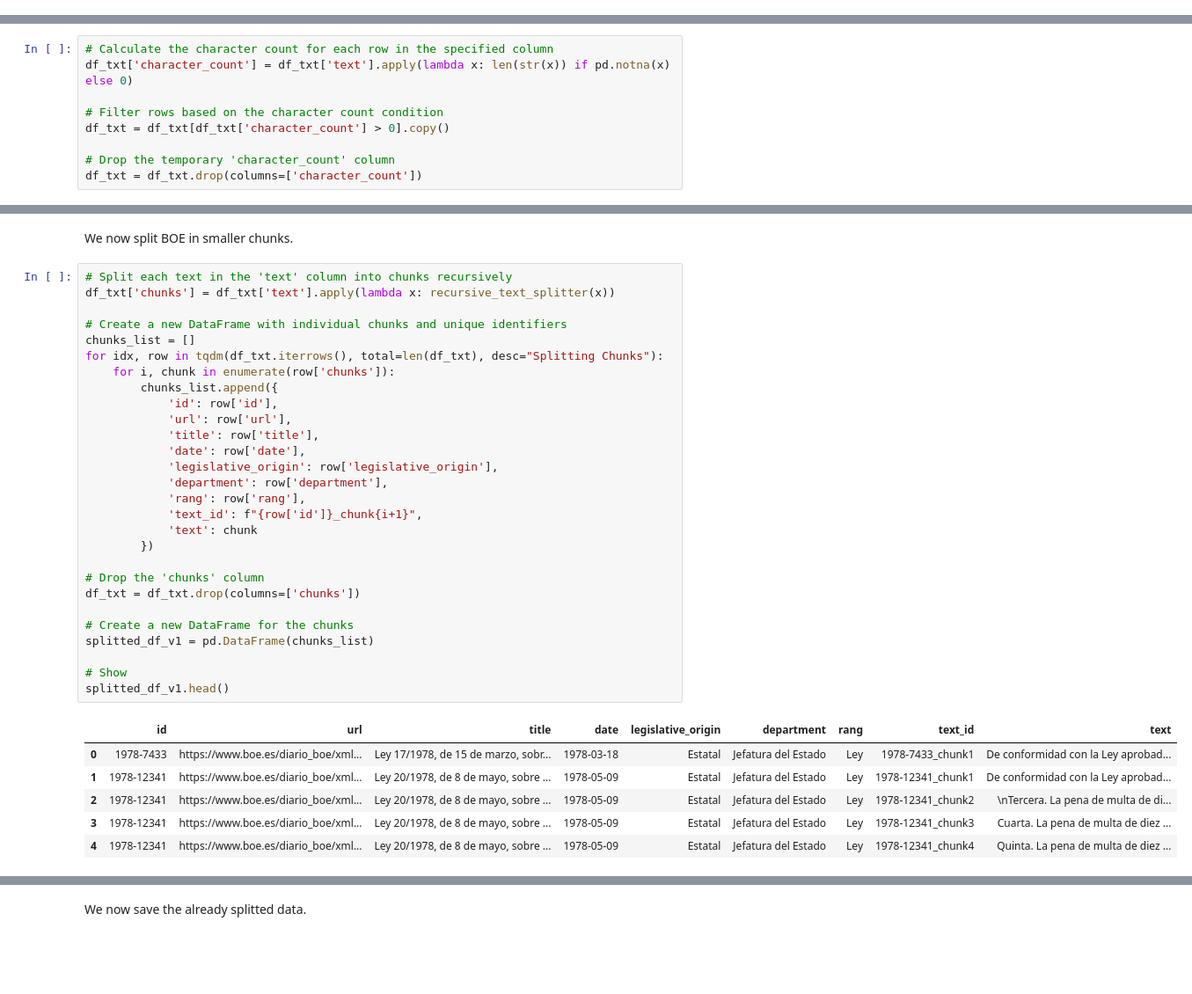
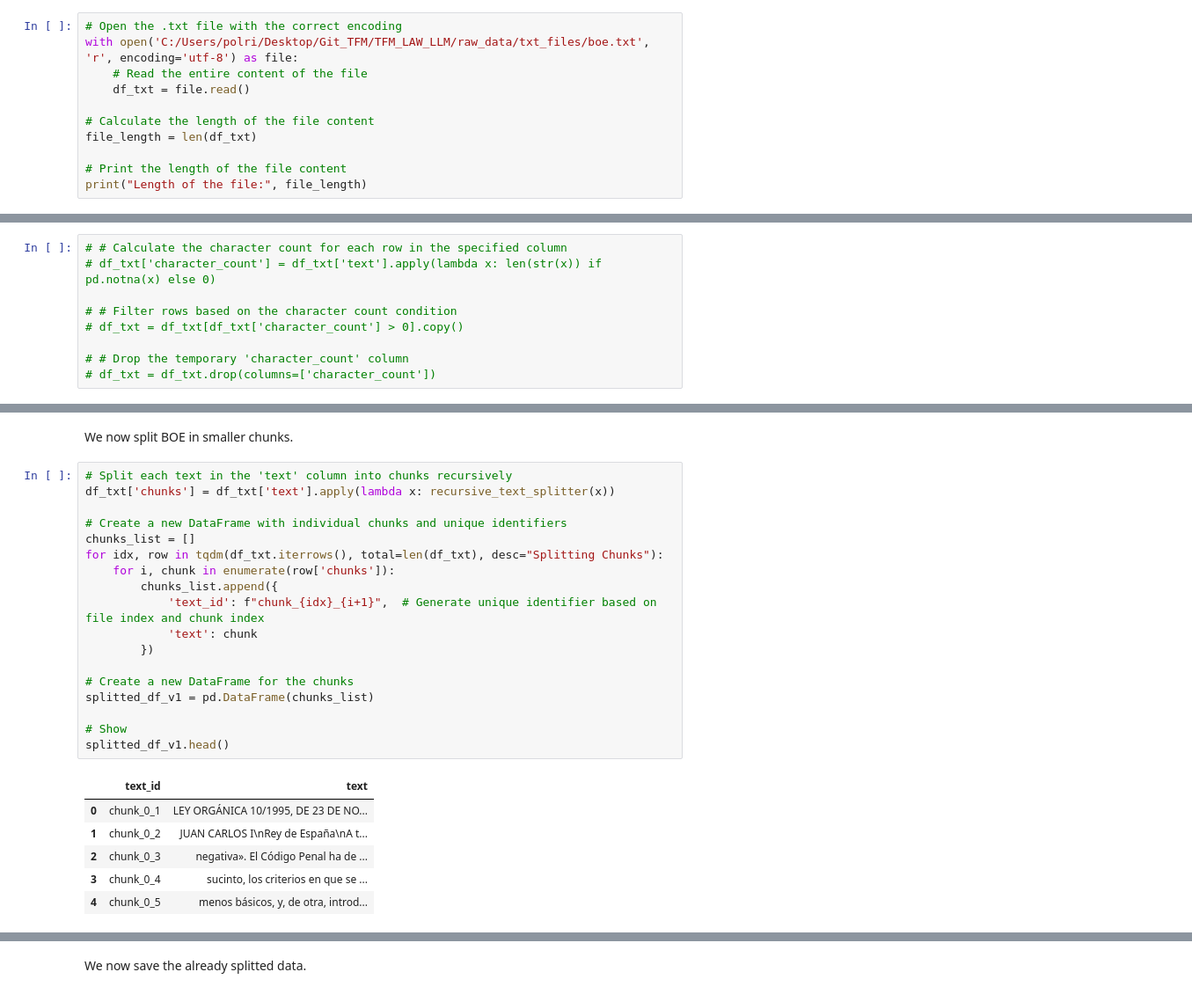
Before and after one commit to Polribamosoll/TFM_LAW_LLM, a Jupyter notebook: notebooks/2_transform_data.ipynb, the cells around one changed output, grey strips where cells are left out. Shown at 88% size. Cells and saved outputs as stored; diff of their text form; blank space fills up the shorter version.

Commit message:
Changes for Codigo Penal

```diff
--- a/notebooks/2_transform_data.ipynb
+++ b/notebooks/2_transform_data.ipynb
@@ -157,0 +219,11 @@ len(df_txt)
+# %%
+# Open the .txt file with the correct encoding
+with open('C:/Users/polri/Desktop/Git_TFM/TFM_LAW_LLM/raw_data/txt_files/boe.txt', 'r', encoding='utf-8') as file:
+    # Read the entire content of the file
+    df_txt = file.read()
+
+# Calculate the length of the file content
+file_length = len(df_txt)
+
+# Print the length of the file content
+print("Length of the file:", file_length)
@@ -160,12 +234,12 @@ len(df_txt)
 # %% [markdown]
 We remove empty texts, seeking efficiency.
 # %%
-# Calculate the character count for each row in the specified column
-df_txt['character_count'] = df_txt['text'].apply(lambda x: len(str(x)) if pd.notna(x) else 0)
+# # Calculate the character count for each row in the specified column
+# df_txt['character_count'] = df_txt['text'].apply(lambda x: len(str(x)) if pd.notna(x) else 0)
 
-# Filter rows based on the character count condition
-df_txt = df_txt[df_txt['character_count'] > 0].copy()
+# # Filter rows based on the character count condition
+# df_txt = df_txt[df_txt['character_count'] > 0].copy()
 
-# Drop the temporary 'character_count' column
-df_txt = df_txt.drop(columns=['character_count'])
+# # Drop the temporary 'character_count' column
+# df_txt = df_txt.drop(columns=['character_count'])
 # %%
@@ -208,38 +282,28 @@ We now split BOE in smaller chunks.
 # %%
 # Split each text in the 'text' column into chunks recursively
 df_txt['chunks'] = df_txt['text'].apply(lambda x: recursive_text_splitter(x))
 
 # Create a new DataFrame with individual chunks and unique identifiers
 chunks_list = []
 for idx, row in tqdm(df_txt.iterrows(), total=len(df_txt), desc="Splitting Chunks"):
     for i, chunk in enumerate(row['chunks']):
         chunks_list.append({
-            'id': row['id'],
-            'url': row['url'],
-            'title': row['title'],
-            'date': row['date'],
-            'legislative_origin': row['legislative_origin'],
-            'department': row['department'],
-            'rang': row['rang'],
-            'text_id': f"{row['id']}_chunk{i+1}",
+            'text_id': f"chunk_{idx}_{i+1}",  # Generate unique identifier based on file index and chunk index
             'text': chunk
         })
-
-# Drop the 'chunks' column
-df_txt = df_txt.drop(columns=['chunks'])
 
 # Create a new DataFrame for the chunks
 splitted_df_v1 = pd.DataFrame(chunks_list)
 
 # Show
 splitted_df_v1.head()
 # %% [output]
-|  | id | url | title | date | legislative_origin | department | rang | text_id | text |
-| 0 | 1978-7433 | https://www.boe.es/diario_boe/xml... | Ley 17/1978, de 15 de marzo, sobr... | 1978-03-18 | Estatal | Jefatura del Estado | Ley | 1978-7433_chunk1 | De conformidad con la Ley aprobad... |
-| 1 | 1978-12341 | https://www.boe.es/diario_boe/xml... | Ley 20/1978, de 8 de mayo, sobre ... | 1978-05-09 | Estatal | Jefatura del Estado | Ley | 1978-12341_chunk1 | De conformidad con la Ley aprobad... |
-| 2 | 1978-12341 | https://www.boe.es/diario_boe/xml... | Ley 20/1978, de 8 de mayo, sobre ... | 1978-05-09 | Estatal | Jefatura del Estado | Ley | 1978-12341_chunk2 | \nTercera. La pena de multa de di... |
-| 3 | 1978-12341 | https://www.boe.es/diario_boe/xml... | Ley 20/1978, de 8 de mayo, sobre ... | 1978-05-09 | Estatal | Jefatura del Estado | Ley | 1978-12341_chunk3 | Cuarta. La pena de multa de diez ... |
-| 4 | 1978-12341 | https://www.boe.es/diario_boe/xml... | Ley 20/1978, de 8 de mayo, sobre ... | 1978-05-09 | Estatal | Jefatura del Estado | Ley | 1978-12341_chunk4 | Quinta. La pena de multa de diez ... |
+|  | text_id | text |
+| 0 | chunk_0_1 | LEY ORGÁNICA 10/1995, DE 23 DE NO... |
+| 1 | chunk_0_2 | JUAN CARLOS I\nRey de España\nA t... |
+| 2 | chunk_0_3 | negativa». El Código Penal ha de ... |
+| 3 | chunk_0_4 | sucinto, los criterios en que se ... |
+| 4 | chunk_0_5 | menos básicos, y, de otra, introd... |
 # %%
 # Length of file/
 len(splitted_df_v1)
```
Also changed, not shown: parts of 18 cells of this notebook, 5 other files.
